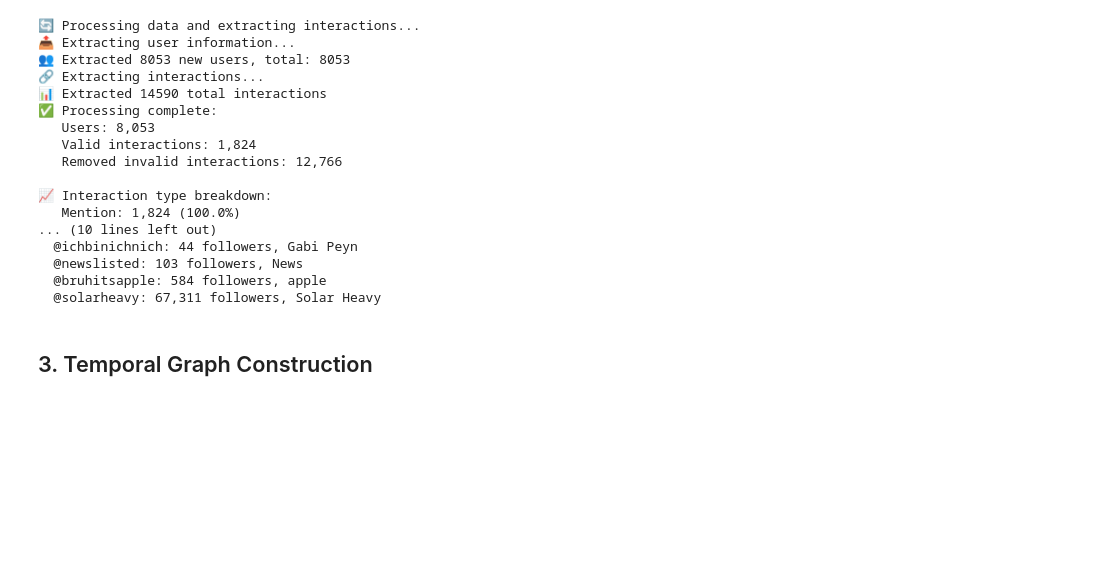
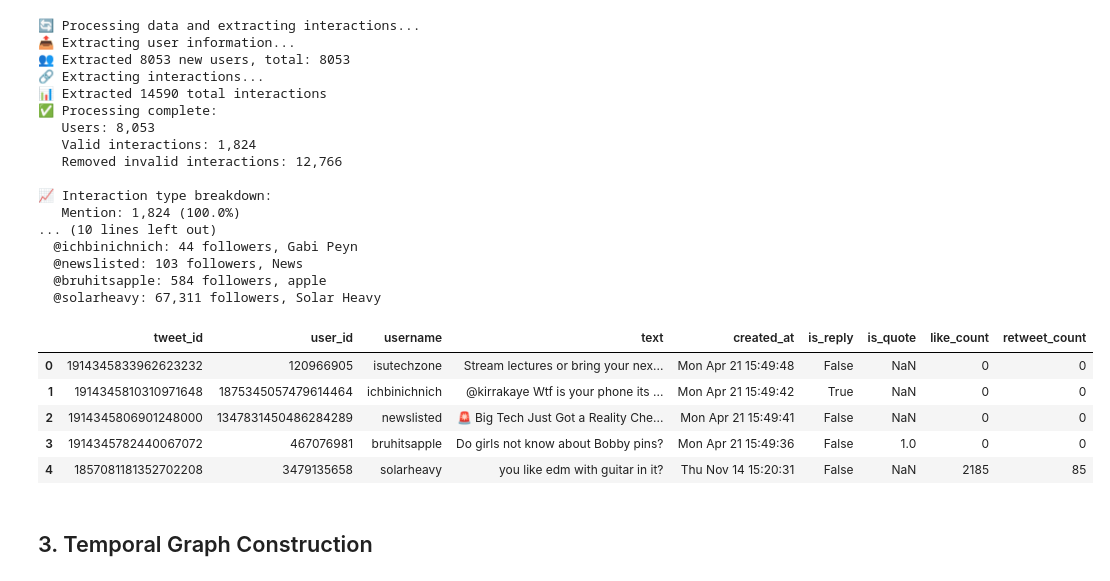
Before and after one commit to Madan2248c/twitter-analysis-project-1, a Jupyter notebook: notebooks/temporal_graph_analysis.ipynb, the cells around one changed output. Saved outputs shown, nothing was run; the diff lists cells and outputs as text; code cells hidden in the pictures; blank space fills up the shorter version.

```diff
--- a/notebooks/temporal_graph_analysis.ipynb
+++ b/notebooks/temporal_graph_analysis.ipynb
@@ -194,6 +181,15 @@ for user_id, user_info in sample_users:
   @newslisted: 103 followers, News
   @bruhitsapple: 584 followers, apple
   @solarheavy: 67,311 followers, Solar Heavy
+# %%
+sample_df
+# %% [output]
+|  | tweet_id | user_id | username | text | created_at | is_reply | is_quote | like_count | retweet_count |
+| 0 | 1914345833962623232 | 120966905 | isutechzone | Stream lectures or bring your nex... | Mon Apr 21 15:49:48 | False | NaN | 0 | 0 |
+| 1 | 1914345810310971648 | 1875345057479614464 | ichbinichnich | @kirrakaye Wtf is your phone its ... | Mon Apr 21 15:49:42 | True | NaN | 0 | 0 |
+| 2 | 1914345806901248000 | 1347831450486284289 | newslisted | 🚨 Big Tech Just Got a Reality Che... | Mon Apr 21 15:49:41 | False | NaN | 0 | 0 |
+| 3 | 1914345782440067072 | 467076981 | bruhitsapple | Do girls not know about Bobby pins? | Mon Apr 21 15:49:36 | False | 1.0 | 0 | 0 |
+| 4 | 1857081181352702208 | 3479135658 | solarheavy | you like edm with guitar in it? | Thu Nov 14 15:20:31 | False | NaN | 2185 | 85 |
 # %% [markdown]
 ## 3. Temporal Graph Construction
 # %%
```
Also changed, not shown: parts of 13 cells of this notebook, 2 other files.
